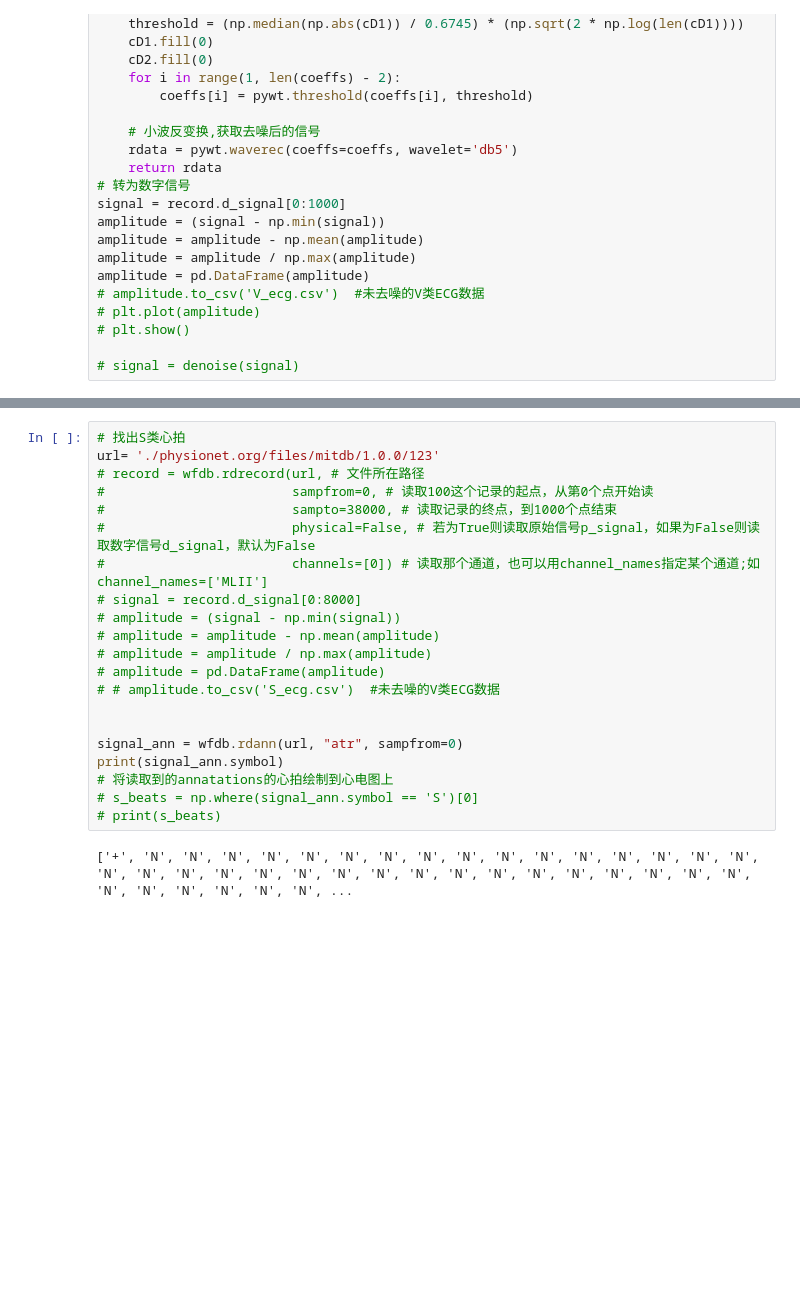
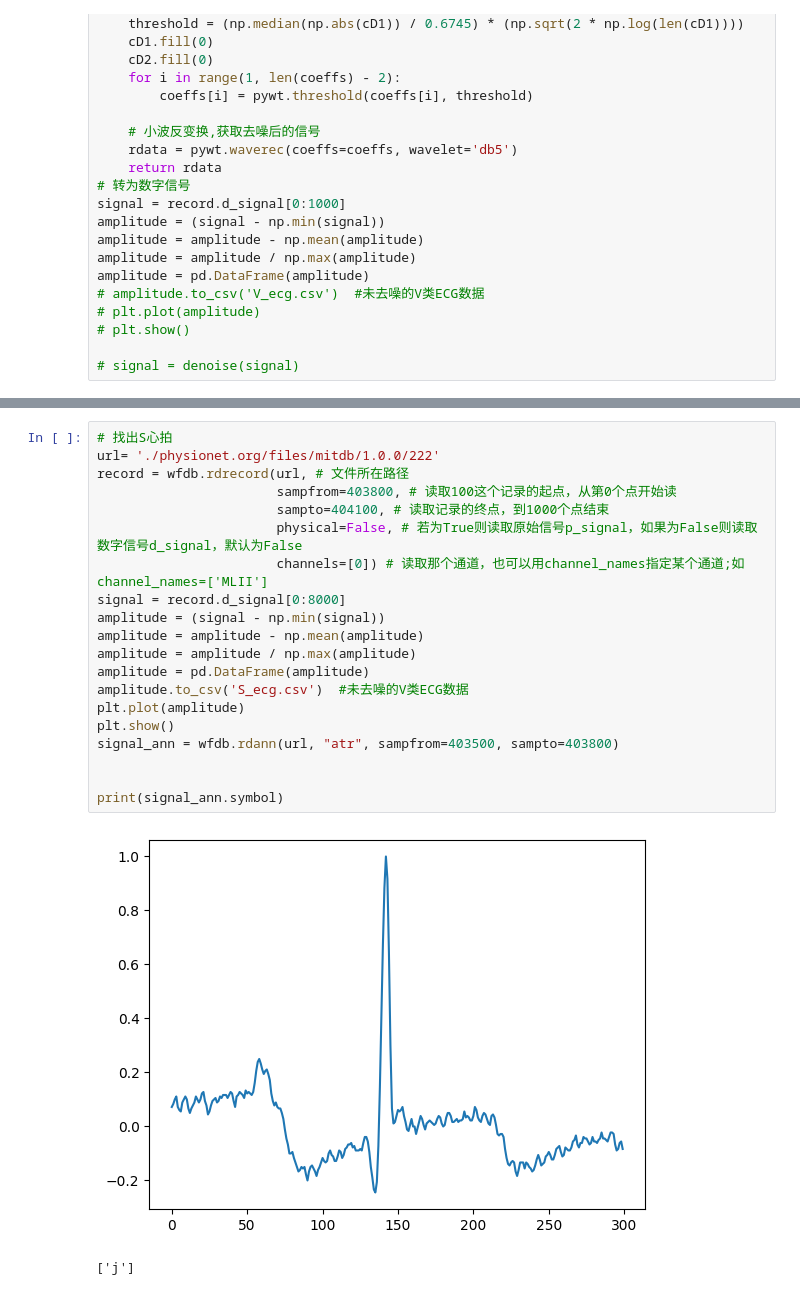
Before and after one commit to qqwqy/ECG-database, a Jupyter notebook: ECG信号处理 (1).ipynb, the cells around one changed output, grey strips where cells are left out. Saved outputs shown, nothing was run; the diff lists cells and outputs as text; blank space fills up the shorter version.

```diff
--- a/ECG信号处理 (1).ipynb
+++ b/ECG信号处理 (1).ipynb
@@ -113,24 +123,24 @@ print(signal_ann.symbol)
 # %%
-# 找出S类心拍
-url= './physionet.org/files/mitdb/1.0.0/123'
-# record = wfdb.rdrecord(url, # 文件所在路径
-#                        sampfrom=0, # 读取100这个记录的起点，从第0个点开始读
-#                        sampto=38000, # 读取记录的终点，到1000个点结束
-#                        physical=False, # 若为True则读取原始信号p_signal，如果为False则读取数字信号d_signal，默认为False
-#                        channels=[0]) # 读取那个通道，也可以用channel_names指定某个通道;如channel_names=['MLII']
-# signal = record.d_signal[0:8000]
-# amplitude = (signal - np.min(signal))
-# amplitude = amplitude - np.mean(amplitude)
-# amplitude = amplitude / np.max(amplitude)
-# amplitude = pd.DataFrame(amplitude)
-# # amplitude.to_csv('S_ecg.csv')  #未去噪的V类ECG数据
+# 找出S心拍
+url= './physionet.org/files/mitdb/1.0.0/222'
+record = wfdb.rdrecord(url, # 文件所在路径
+                       sampfrom=403800, # 读取100这个记录的起点，从第0个点开始读
+                       sampto=404100, # 读取记录的终点，到1000个点结束
+                       physical=False, # 若为True则读取原始信号p_signal，如果为False则读取数字信号d_signal，默认为False
+                       channels=[0]) # 读取那个通道，也可以用channel_names指定某个通道;如channel_names=['MLII']
+signal = record.d_signal[0:8000]
+amplitude = (signal - np.min(signal))
+amplitude = amplitude - np.mean(amplitude)
+amplitude = amplitude / np.max(amplitude)
+amplitude = pd.DataFrame(amplitude)
+amplitude.to_csv('S_ecg.csv')  #未去噪的V类ECG数据
+plt.plot(amplitude)
+plt.show()
+signal_ann = wfdb.rdann(url, "atr", sampfrom=403500, sampto=403800)
 
 
-signal_ann = wfdb.rdann(url, "atr", sampfrom=0)
 print(signal_ann.symbol)
-# 将读取到的annatations的心拍绘制到心电图上
-# s_beats = np.where(signal_ann.symbol == 'S')[0]
-# print(s_beats)
 # %% [output]
+[figure, added]
-['+', 'N', 'N', 'N', 'N', 'N', 'N', 'N', 'N', 'N', 'N', 'N', 'N', 'N', 'N', 'N', 'N', 'N', 'N', 'N', 'N', 'N', 'N', 'N', 'N', 'N', 'N', 'N', 'N', 'N', 'N', 'N', 'N', 'N', 'N', 'N', 'N', 'N', 'N', 'N', ...
+['j']
 # %%
```
Also changed, not shown: parts of 6 cells of this notebook, 4 other files.
